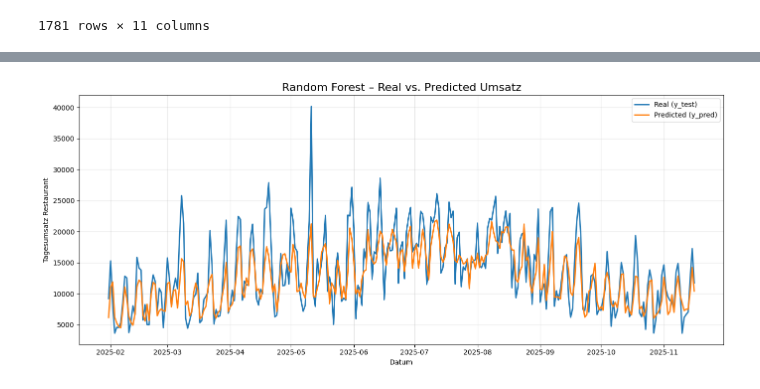
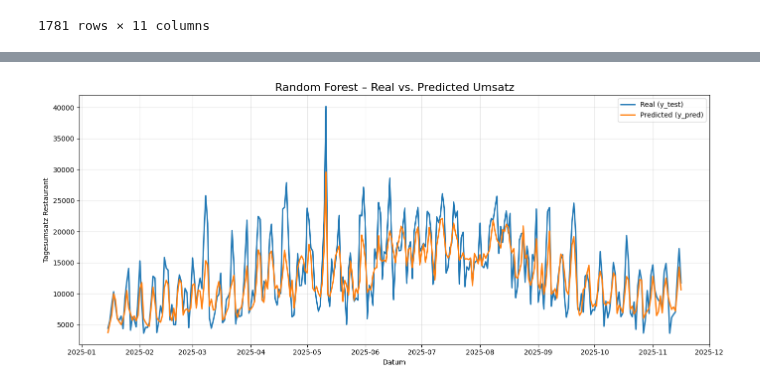
Before and after one commit to Luggias/DSF_Group_Project, a Jupyter notebook: random_forest.ipynb, the cells around one changed output, grey strips where cells are left out. Saved outputs shown, nothing was run; the diff lists cells and outputs as text; code cells hidden in the pictures.

```diff
--- a/random_forest.ipynb
+++ b/random_forest.ipynb
@@ -31,7 +31,7 @@ from sklearn.ensemble import RandomForestRegressor
 from sklearn.preprocessing import StandardScaler
 from sklearn.metrics import mean_absolute_error, mean_squared_error, r2_score
 import matplotlib.pyplot as plt
-
+from helper_functions import is_christmas,is_mothers_day,is_special_day,mothers_day,is_silvester,holiday_average_last_3_years
 
 # Datum konvertieren & sortieren
 df["Datum"] = pd.to_datetime(df["Datum"])
@@ -58,7 +58,7 @@ X = df[feature_cols]
 y = df[target]
 
 # 5) Zeitbasiertes Train/Test-Split
-split_date = pd.Timestamp("2025-01-31")
+split_date = pd.Timestamp("2025-01-15")
 
 train_mask = df["Datum"] < split_date
 test_mask  = df["Datum"] >= split_date
@@ -66,14 +66,20 @@ test_mask  = df["Datum"] >= split_date
 X_train, X_test = X[train_mask], X[test_mask]
 y_train, y_test = y[train_mask], y[test_mask]
 
-print("Train size:", X_train.shape)
-print("Test size :", X_test.shape)
+train_dates = df.loc[train_mask, "Datum"]
+special_mask_train = train_dates.apply(is_special_day)
+
+X_train = X_train[~special_mask_train]
+y_train = y_train[~special_mask_train]
+
+print("Train size (ohne Weihnachten/Silvester/Muttertag):", X_train.shape)
+print("Test size                                        :", X_test.shape)
+
 
 # 6) Standardisierung
 scaler = StandardScaler()
 X_train_scaled = scaler.fit_transform(X_train)
 X_test_scaled = scaler.transform(X_test)
-
 
 rf = RandomForestRegressor(
     n_estimators=300,      # number of trees in the forest; more trees = stabler but slower
@@ -90,19 +96,58 @@ y_pred_train_rf = rf.predict(X_train)
 y_pred_test_rf = rf.predict(X_test)
 
 
-print(f"Train MAE: {mean_absolute_error(y_train, y_pred_train_rf):.2f}")
-print(f"Test MAE: {mean_absolute_error(y_test, y_pred_test_rf):.2f}")
+# Adjust für Weihnachten, Silvester & Muttertag
+y_pred_adjusted = y_pred_test_rf.copy()
+test_dates = df.loc[test_mask, "Datum"].values
+
+for i, d in enumerate(test_dates):
+    d = pd.Timestamp(d)
+    year = d.year
+
+    # Weihnachten (24.12.)
+    if is_christmas(d):
+        avg_xmas = holiday_average_last_3_years(
+            df_full=df,
+            date_func=lambda y_: pd.Timestamp(y_, 12, 24),
+            year=year,
+            target_col=target
+        )
+        if avg_xmas is not None:
+            y_pred_adjusted[i] = avg_xmas
+
+    # Silvester (31.12.)
+    if is_silvester(d):
+        avg_silvester = holiday_average_last_3_years(
+            df_full=df,
+            date_func=lambda y_: pd.Timestamp(y_, 12, 31),
+            year=year,
+            target_col=target
+        )
+        if avg_silvester is not None:
+            y_pred_adjusted[i] = avg_silvester
+
+    # Muttertag
+    if is_mothers_day(d):
+        avg_mothers = holiday_average_last_3_years(
+            df_full=df,
+            date_func=mothers_day,
+            year=year,
+            target_col=target
+        )
+        if avg_mothers is not None:
+            y_pred_adjusted[i] = avg_mothers
+
 
 # MSE, RMSE, R², MAE auf Testset
-mse = mean_squared_error(y_test, y_pred_test_rf)
+mse = mean_squared_error(y_test, y_pred_adjusted)
 rmse = mse ** 0.5
-r2 = r2_score(y_test, y_pred_test_rf)
-mae = mean_absolute_error(y_test, y_pred_test_rf)
+r2 = r2_score(y_test, y_pred_adjusted)
+mae = mean_absolute_error(y_test, y_pred_adjusted)
 
 # Relative MSE (gegen naive Lag-1-Vorhersage)
 y_naive = df.loc[test_mask, "lag1"].values      # naive Prognose = Vortag
 # (sollte gleiche Länge wie y_test haben)
-mse_model = mean_squared_error(y_test, y_pred_test_rf)
+mse_model = mean_squared_error(y_test, y_pred_adjusted)
 mse_naive = mean_squared_error(y_test, y_naive)
 relative_MSE = mse_model / mse_naive
 
@@ -115,7 +160,7 @@ def mape(y_true, y_pred):
     y_pred = y_pred[mask]
     return np.mean(np.abs((y_true - y_pred) / y_true)) * 100
 
-mape_value = mape(y_test, y_pred_test_rf)
+mape_value = mape(y_test, y_pred_adjusted)
 
 print(f"MSE        : {mse:.2f}")
 print(f"RMSE       : {rmse:.2f}")
@@ -127,7 +172,7 @@ print(f"MAPE         : {mape_value:.2f}%")
 #Plot the results
 plt.figure(figsize=(14,6))
 plt.plot(df.loc[test_mask, "Datum"], y_test, label="Real (y_test)", linewidth=2)
-plt.plot(df.loc[test_mask, "Datum"], y_pred_test_rf, label="Predicted (y_pred)", linewidth=2)
+plt.plot(df.loc[test_mask, "Datum"], y_pred_adjusted, label="Predicted (y_pred)", linewidth=2)
 
 plt.title("Random Forest – Real vs. Predicted Umsatz", fontsize=16)
 plt.xlabel("Datum")
@@ -150,4 +193,4 @@ MAPE         : 20.40%
-[figure, old version]
+[figure, new version]
 # %%
 from sklearn.ensemble import HistGradientBoostingRegressor
 
```
Also changed, not shown: parts of 3 cells of this notebook.
